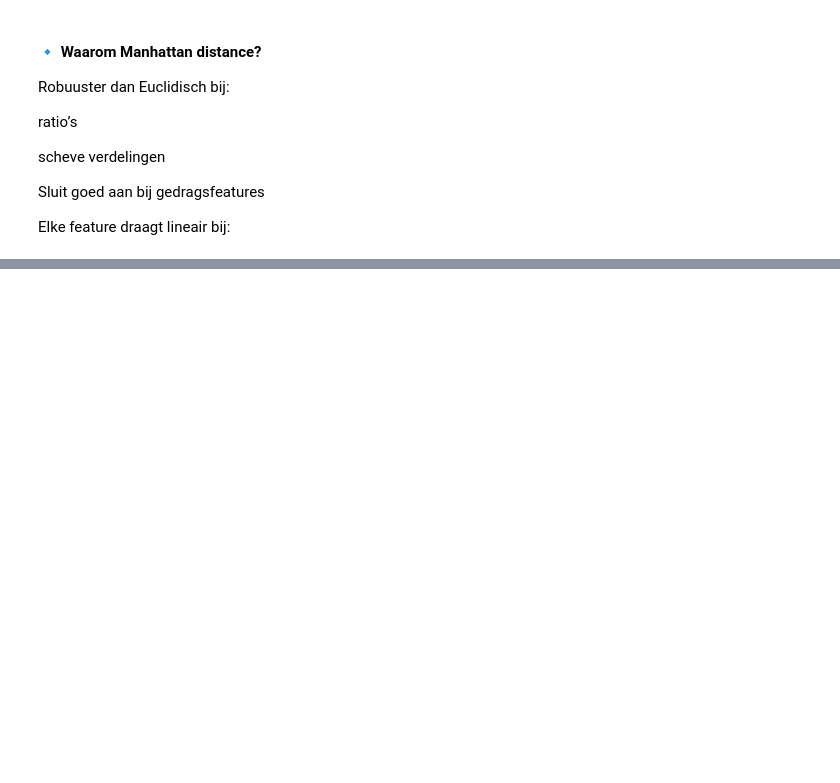
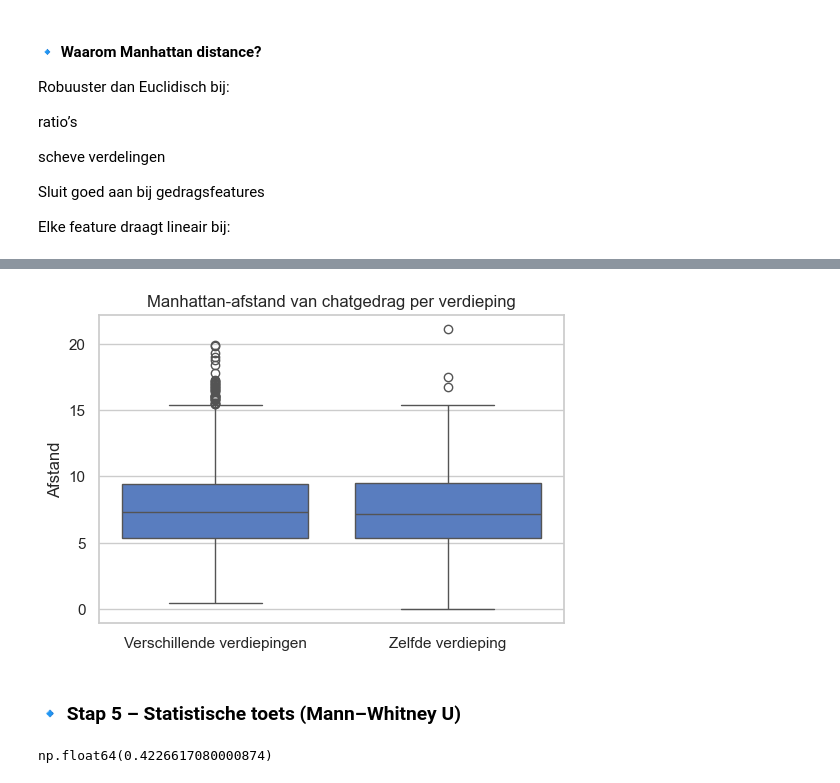
Before and after one commit to lcleofa/HU-DAV, a Jupyter notebook: notebooks/06.2R-Gino1-Final-dimension_reduction.ipynb, the cells around one changed output, grey strips where cells are left out. Drawn from its saved outputs; the diff is of its cells as text; code cells hidden in the pictures; blank space fills up the shorter version.

```diff
--- a/notebooks/06.2R-Gino1-Final-dimension_reduction.ipynb
+++ b/notebooks/06.2R-Gino1-Final-dimension_reduction.ipynb
@@ -306,0 +454,18 @@ Elke feature draagt lineair bij:
+# %%
+floors = full_df["Floor_nr"].values
+
+rows_floor = []
+
+n = len(floors)
+
+for i in range(n):
+    for j in range(i + 1, n):
+        rows_floor.append({
+            "author_1": authors[i],
+            "author_2": authors[j],
+            "distance": distance_matrix[i, j],
+            "same_floor": floors[i] == floors[j],
+            "floor_diff": abs(floors[i] - floors[j])  # extra, zie stap 8
+        })
+
+floor_dist_df = pd.DataFrame(rows_floor)
@@ -306,0 +491,30 @@ Elke feature draagt lineair bij:
+# %%
+plt.figure(figsize=(6, 4))
+sns.boxplot(
+    data=floor_dist_df,
+    x="same_floor",
+    y="distance"
+)
+
+plt.xticks([0, 1], ["Verschillende verdiepingen", "Zelfde verdieping"])
+plt.title("Manhattan-afstand van chatgedrag per verdieping")
+plt.ylabel("Afstand")
+plt.xlabel("")
+plt.show()
+# %% [output]
+[figure, added]
+# %% [markdown]
+### 🔹 Stap 5 – Statistische toets (Mann–Whitney U)
+# %%
+within_floor = floor_dist_df.loc[floor_dist_df["same_floor"], "distance"]
+between_floor = floor_dist_df.loc[~floor_dist_df["same_floor"], "distance"]
+
+u_stat, p_value = mannwhitneyu(
+    within_floor,
+    between_floor,
+    alternative="less"
+)
+
+p_value
+# %% [output]
+np.float64(0.4226617080000874)
```
Also changed, not shown: parts of 34 cells of this notebook, 1 other file.
